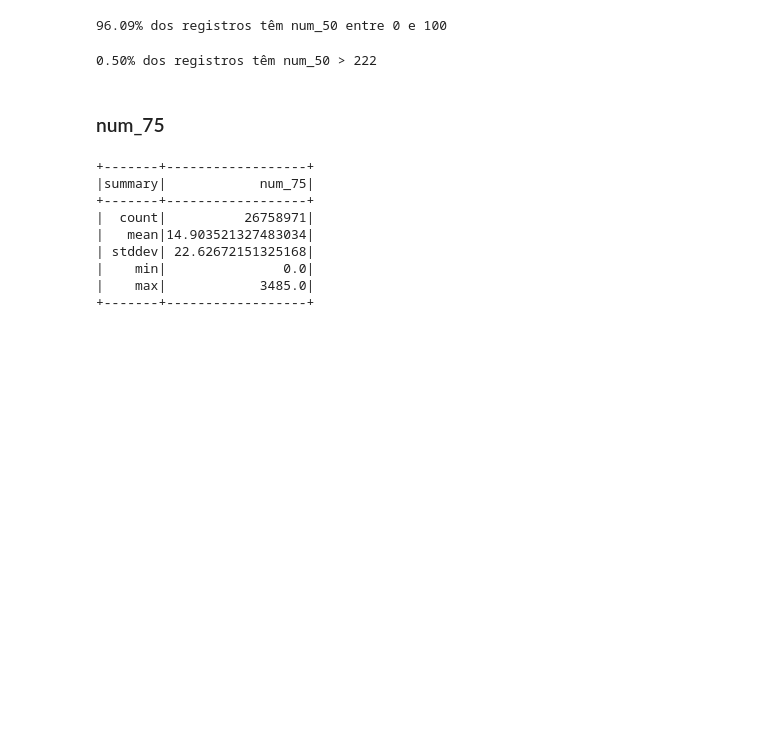
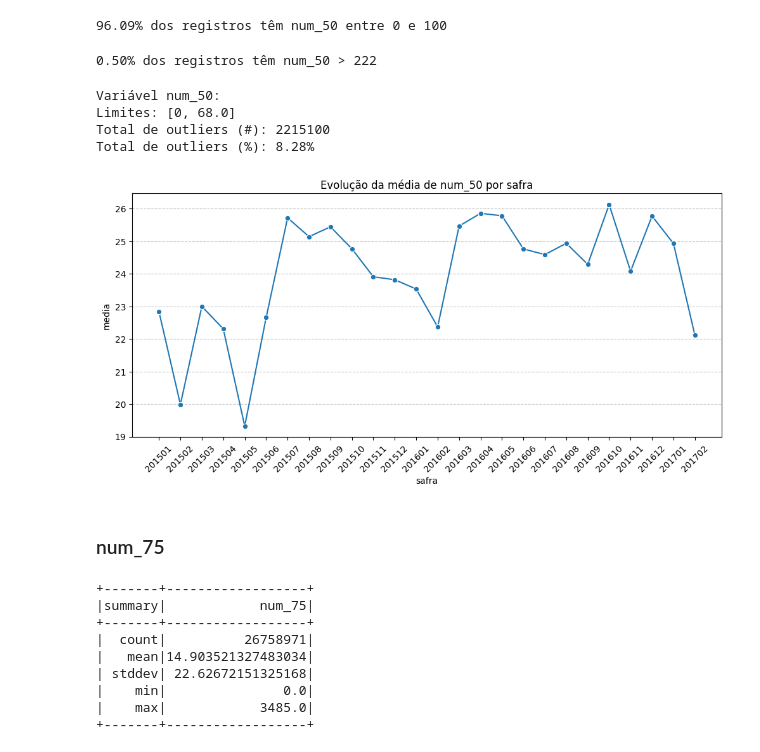
Before and after one commit to GuMauriz/datamaster, a Jupyter notebook: eda.ipynb, the cells around one changed output. Cells and saved outputs as stored; diff of their text form; code cells hidden in the pictures; blank space fills up the shorter version.

```diff
--- a/eda.ipynb
+++ b/eda.ipynb
@@ -429,6 +464,17 @@ percentage = (df_logs.filter(F.col("num_50") > 222).select("num_50").count() / t
 print(f"{percentage:.2f}% dos registros têm num_50 > 222")
 # %% [output]
 0.50% dos registros têm num_50 > 222
+# %%
+identificar_outliers(df_logs, "num_50", negativo=False)
+# %% [output]
+Variável num_50:
+Limites: [0, 68.0]
+Total de outliers (#): 2215100
+Total de outliers (%): 8.28%
+# %%
+plot_tendencia_temporal(df_logs, col_valor="num_50", col_safra="safra")
+# %% [output]
+[figure, added]
 # %% [markdown]
 ### num_75
 # %%
```
Also changed, not shown: parts of 27 cells of this notebook.
